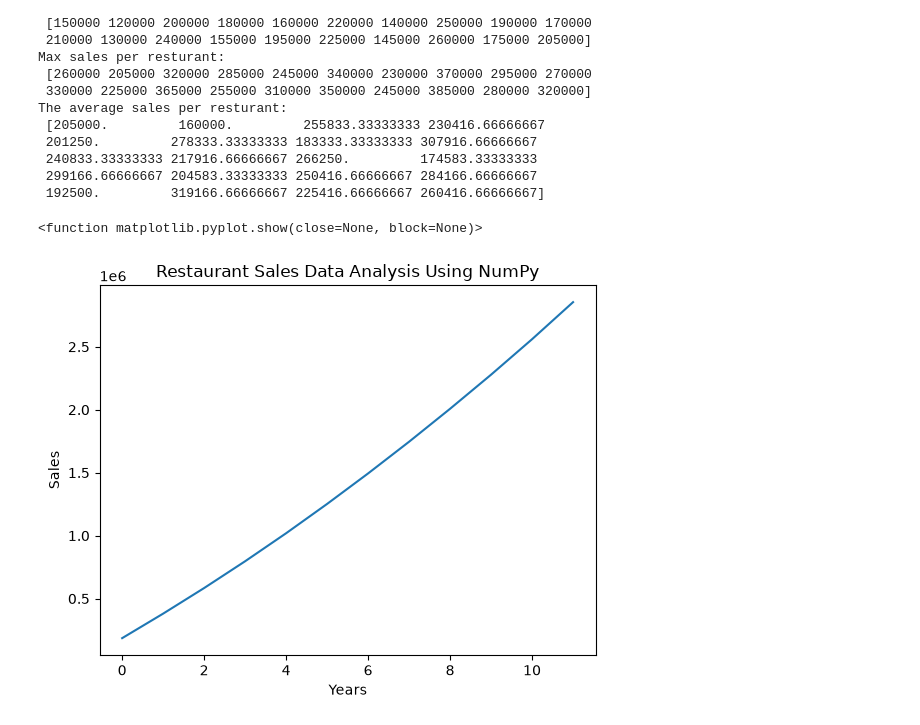
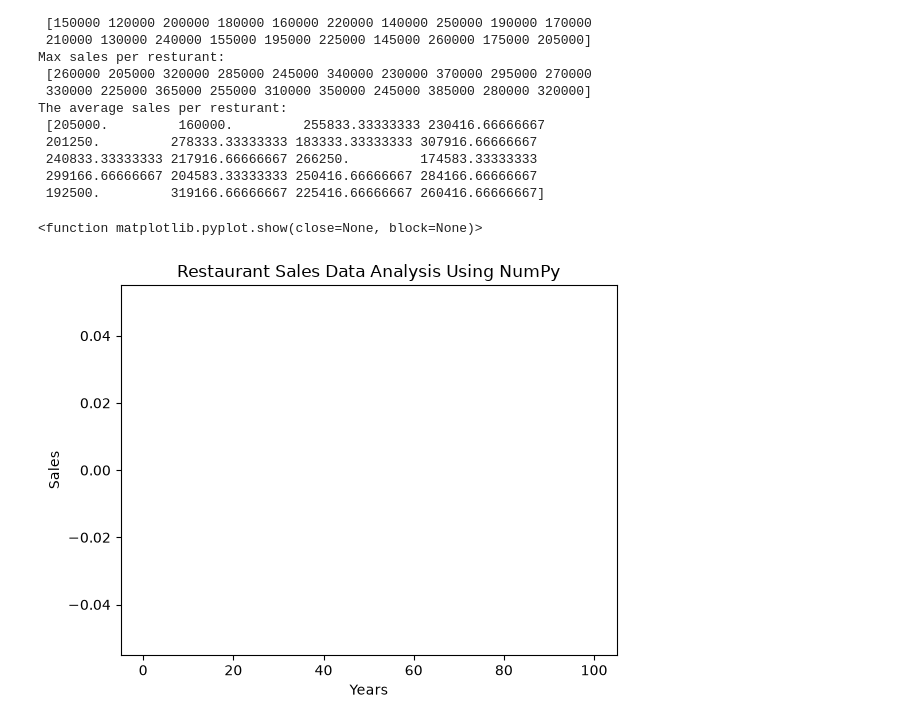
Before and after one commit to abdurrehmanabid5002-hub/Python-Learning, a Jupyter notebook: Numpy/Restaurant Sales Data Analysis.ipynb, the cells around one changed output. Drawn from its saved outputs; the diff is of its cells as text; code cells hidden in the pictures.

```diff
--- a/Numpy/Restaurant Sales Data Analysis.ipynb
+++ b/Numpy/Restaurant Sales Data Analysis.ipynb
@@ -155,13 +155,14 @@ The average sales per resturant:
 # %%
 camulative_sum=np.cumsum(sales_data[:,1:],axis=1)
 # print(camulative_sum)
 mean=np.mean(camulative_sum,axis=0)
-plt.plot(mean)
+# plt.plot(mean)
+plt.hist(mean,bins=[0,20,30,40,50,60,70,80,100])
 plt.title("Restaurant Sales Data Analysis Using NumPy")
 plt.xlabel("Years")
 plt.ylabel("Sales")
 plt.grid(False)
 plt.show
 # %% [output]
 <function matplotlib.pyplot.show(close=None, block=None)>
-[figure, old version]
+[figure, new version]
```
Also changed, not shown: 2 other files.
